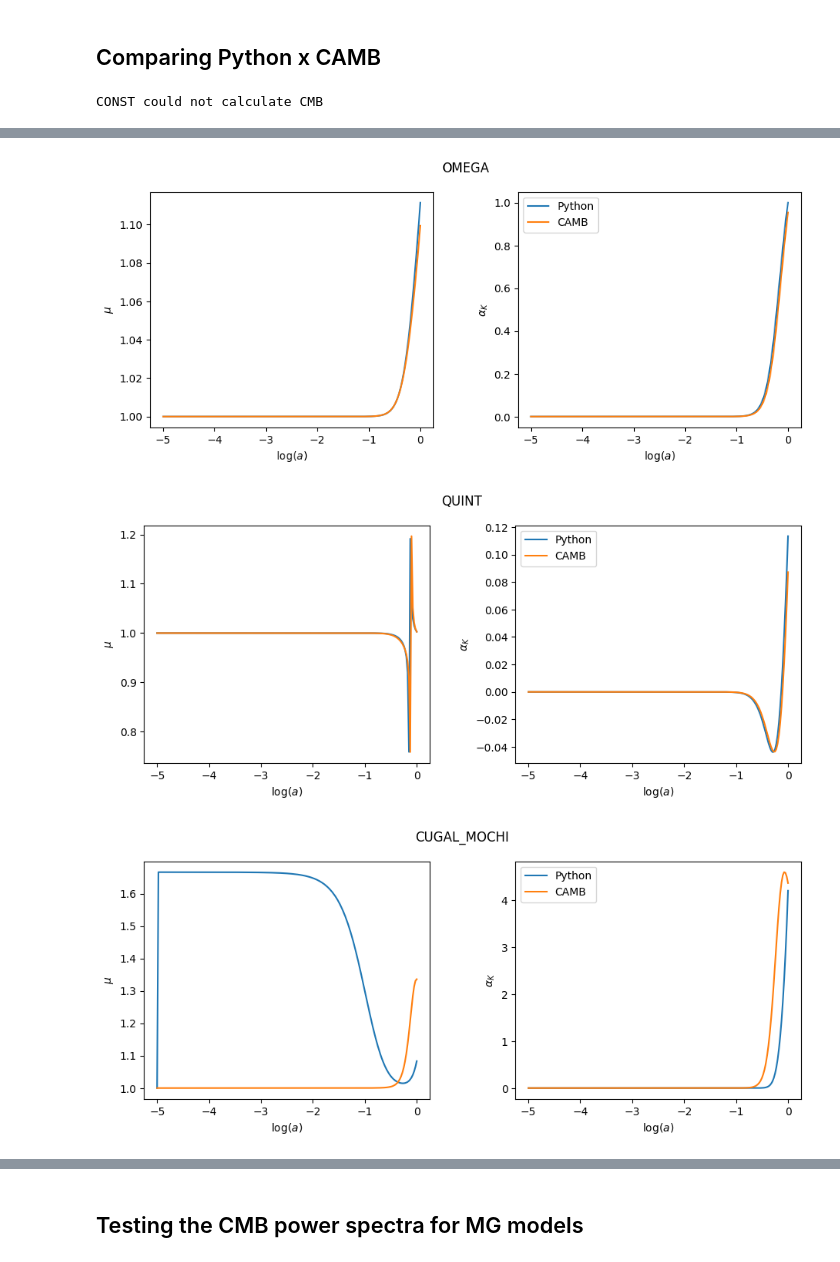
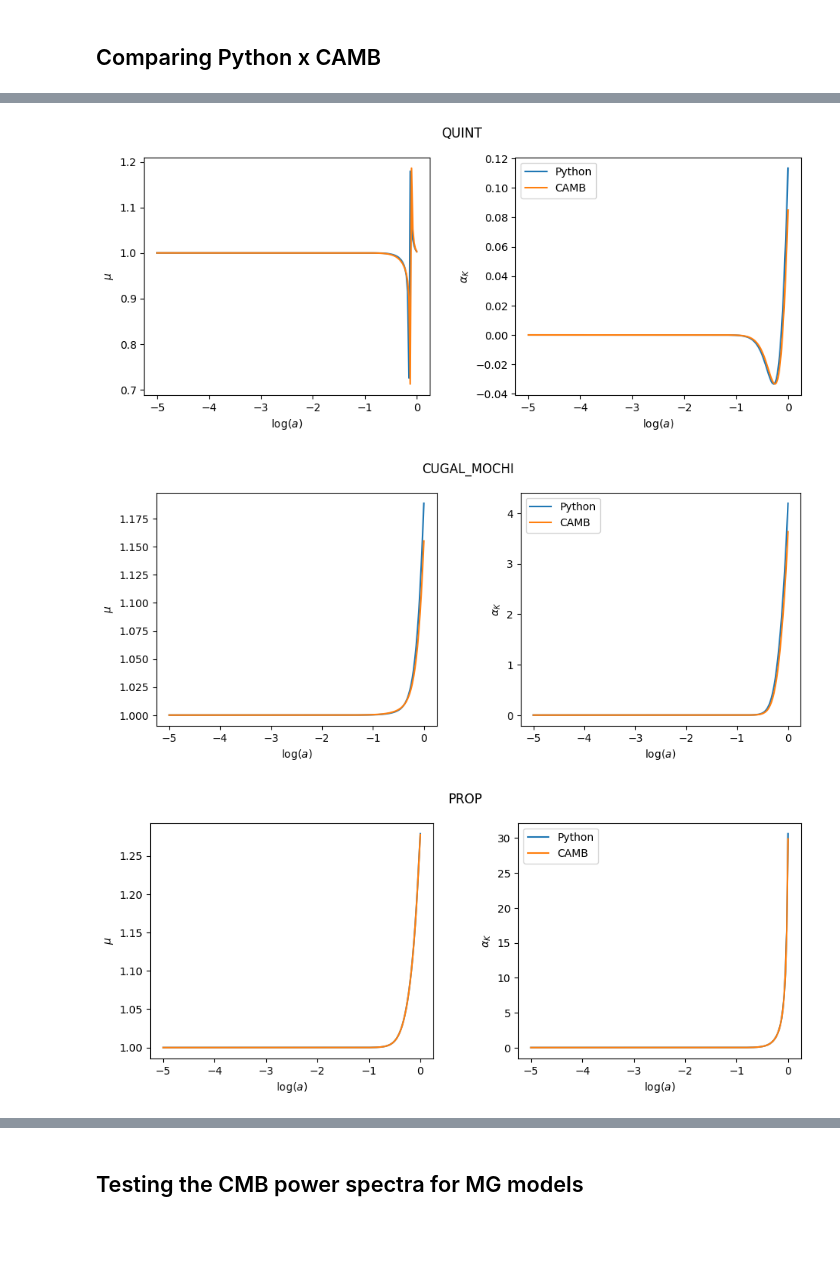
Before and after one commit to joaoreboucas1/cs2-project, a Jupyter notebook: mu_solutions_study/compare_camb.ipynb, the cells around one changed output, grey strips where cells are left out. Cells and saved outputs as stored; diff of their text form; code cells hidden in the pictures; blank space fills up the shorter version.

```diff
--- a/mu_solutions_study/compare_camb.ipynb
+++ b/mu_solutions_study/compare_camb.ipynb
@@ -12,7 +12,7 @@ cosmo_desi = {
     "w0": -0.838,
     "wa": -0.62,
     "cs2": 1,
-    "cs2_a": -0.5,
+    "cs2_a": 0,
     "alpha_K_0": 1,
 }
 
@@ -41,7 +41,7 @@ def solve_alpha_B_ft(aktype, alpha_K_0, cs2, cs2_a, omega_m, w0, wa):
     omch2 = (omega_m - ombh2/h**2)*h**2
     use_cs2 = aktype in alphaKtype
     cosmo = camb.set_params(
-        H0=100*h, ombh2=ombh2, omch2=omch2, nnu=3.044, mnu=0.06,
+        H0=100*h, ombh2=ombh2, omch2=omch2, nnu=3.044, omnuh2=0,
         As=2.1e-9, ns=0.96, tau=0.06, WantTransfer=True, w=w0, wa=wa,
         dark_energy_model="fluid" if (1+w0)*(1+w0+wa) > 0 else "ppf",
         alpha_K_parametrization=aktype-1, cs2_0=cs2, cs2_a=cs2_a, use_cs2=use_cs2, alpha_K_0=alpha_K_0
@@ -86,10 +86,9 @@ def compare(aktype, cosmodict):
 ## Comparing Python x CAMB
 # %%
 cosmo = cosmo_desi
-compare(alphaKtype.CONST, cosmo)
+# compare(alphaKtype.CONST, cosmo)
 compare(alphaKtype.OMEGA, cosmo)
 compare(alphaKtype.QUINT, cosmo)
 compare(alphaKtype.CUGAL_MOCHI, cosmo)
 compare(alphaKtype.PROP, cosmo)
 # %% [output]
-CONST could not calculate CMB
@@ -97,3 +96,3 @@ CONST could not calculate CMB
-[figure, old version]
+[figure, new version]
-[figure, old version]
+[figure, new version]
-[figure, old version]
+[figure, new version]
```
Also changed, not shown: parts of 2 cells of this notebook, 18 other files.
